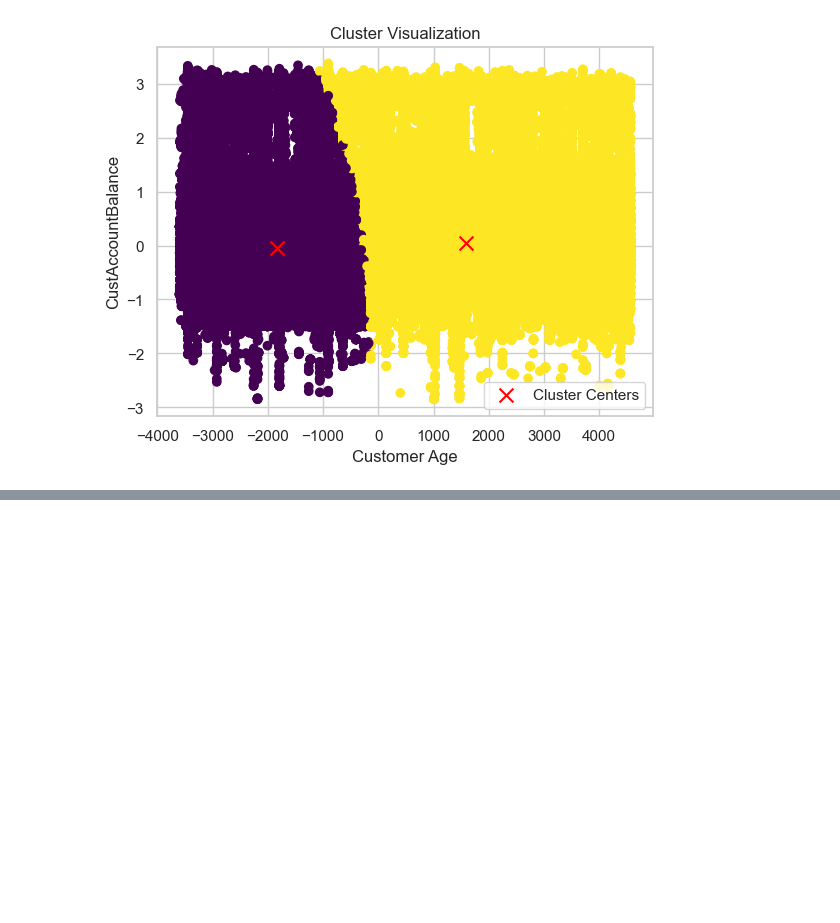
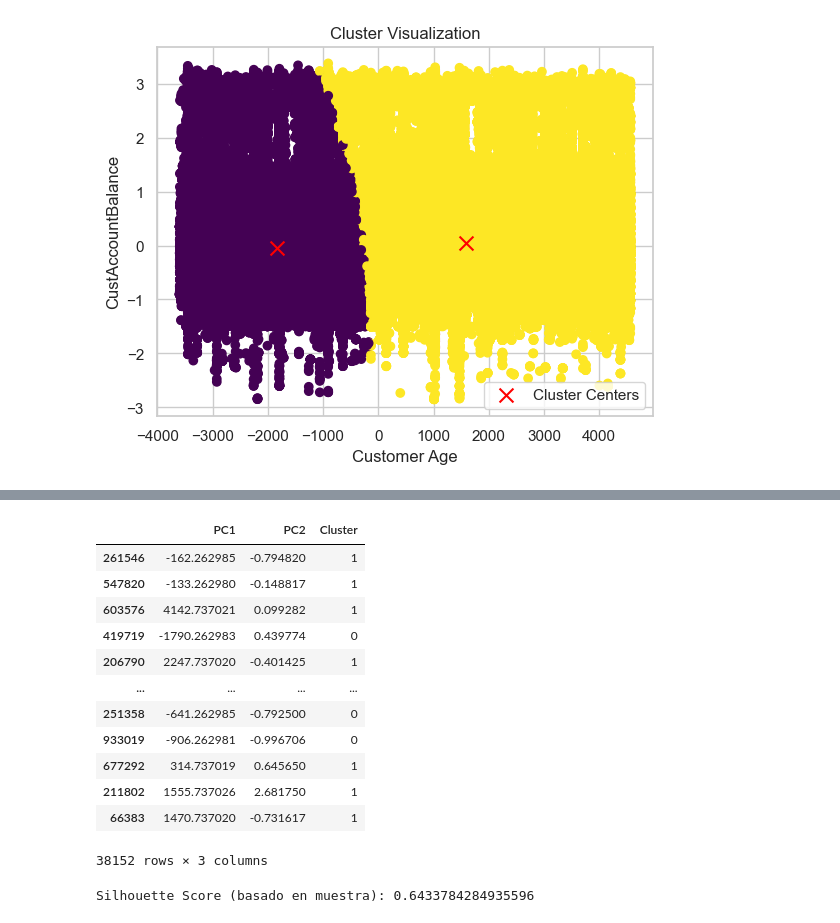
Before and after one commit to AndresQuinto5/IA_LAB4, a Jupyter notebook: Laboratorio4.ipynb, the cells around one changed output, grey strips where cells are left out. Cells and saved outputs as stored; diff of their text form; code cells hidden in the pictures; blank space fills up the shorter version.

```diff
--- a/Laboratorio4.ipynb
+++ b/Laboratorio4.ipynb
@@ -689,0 +699,28 @@ plt.show()
+# %%
+tamaño_muestra = int(len(df_pca) * 0.04)
+df_muestra = df_pca.sample(n=tamaño_muestra, random_state=42)
+
+cluster_labels_muestra = df_muestra['Cluster']
+datos_muestra = df_muestra.drop('Cluster', axis=1)
+
+df_muestra
+# %% [output]
+|  | PC1 | PC2 | Cluster |
+| 261546 | -162.262985 | -0.794820 | 1 |
+| 547820 | -133.262980 | -0.148817 | 1 |
+| 603576 | 4142.737021 | 0.099282 | 1 |
+| 419719 | -1790.262983 | 0.439774 | 0 |
+| 206790 | 2247.737020 | -0.401425 | 1 |
+| ... | ... | ... | ... |
+| 251358 | -641.262985 | -0.792500 | 0 |
+| 933019 | -906.262981 | -0.996706 | 0 |
+| 677292 | 314.737019 | 0.645650 | 1 |
+| 211802 | 1555.737026 | 2.681750 | 1 |
+| 66383 | 1470.737020 | -0.731617 | 1 |
+38152 rows × 3 columns
+# %%
+for _ in tqdm(range(100), desc='Calculating Silhouette'):
+    silhouette_score_muestra = silhouette_score(datos_muestra, cluster_labels_muestra)
+print(f"Silhouette Score (basado en muestra): {silhouette_score_muestra}")
+# %% [output]
+Silhouette Score (basado en muestra): 0.6433784284935596
```
Also changed, not shown: parts of 10 cells of this notebook.
